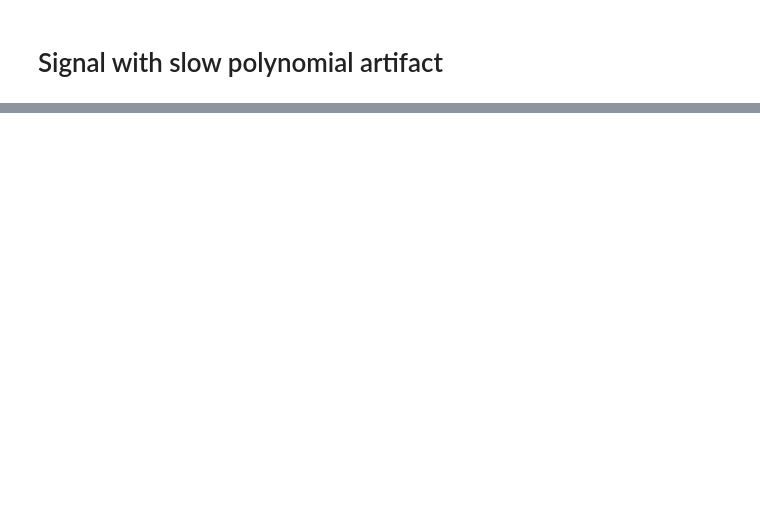
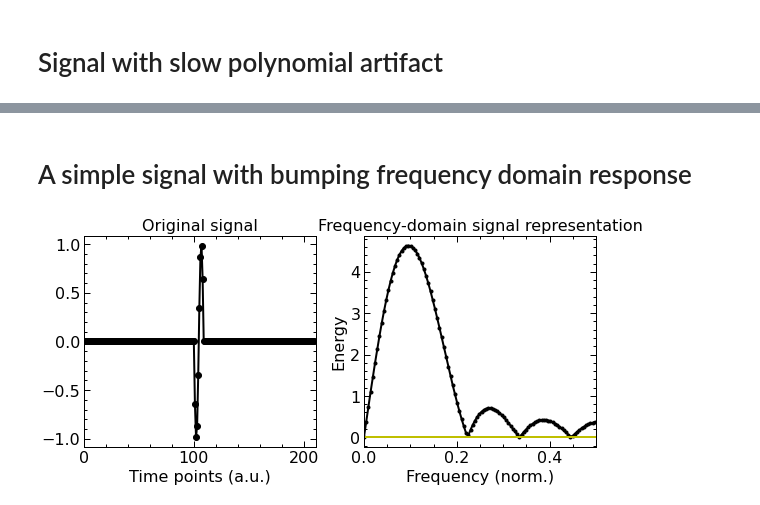
Before and after one commit to amirhdre/DSP-udemy, a Jupyter notebook: signal_generation.ipynb, the cells around one changed output, grey strips where cells are left out. Saved outputs shown, nothing was run; the diff lists cells and outputs as text; code cells hidden in the pictures; blank space fills up the shorter version.

```diff
--- a/signal_generation.ipynb
+++ b/signal_generation.ipynb
@@ -247,0 +311,31 @@ plt.show()
+# %% [markdown]
+# A simple signal with bumping frequency domain response
+# %%
+from scipy import fftpack
+
+# create a simple signal
+data = np.concatenate(
+    (np.zeros(100), np.cos(np.linspace(np.pi / 2, 5 * np.pi / 2, 10)), np.zeros(100)),
+    axis=0,
+)
+n = len(data)
+
+# plot it and its power spectrum
+plt.figure(figsize=(8,4))
+plt.subplot(121)
+plt.plot(range(0, n), data, "ko-")
+plt.xlim([0, n + 1])
+plt.title("Original signal")
+plt.xlabel("Time points (a.u.)")
+
+plt.subplot(122)
+plt.plot(np.linspace(0, 1, n), np.abs(fftpack.fft(data)), "k.-")
+plt.axhline(0,color='y')
+plt.xlim([0, 0.5])
+plt.xlabel("Frequency (norm.)")
+plt.ylabel("Energy")
+plt.title("Frequency-domain signal representation")
+plt.tight_layout()
+plt.show()
+# %% [output]
+[figure, added]
```
Also changed, not shown: parts of 13 cells of this notebook, 1 other file.
